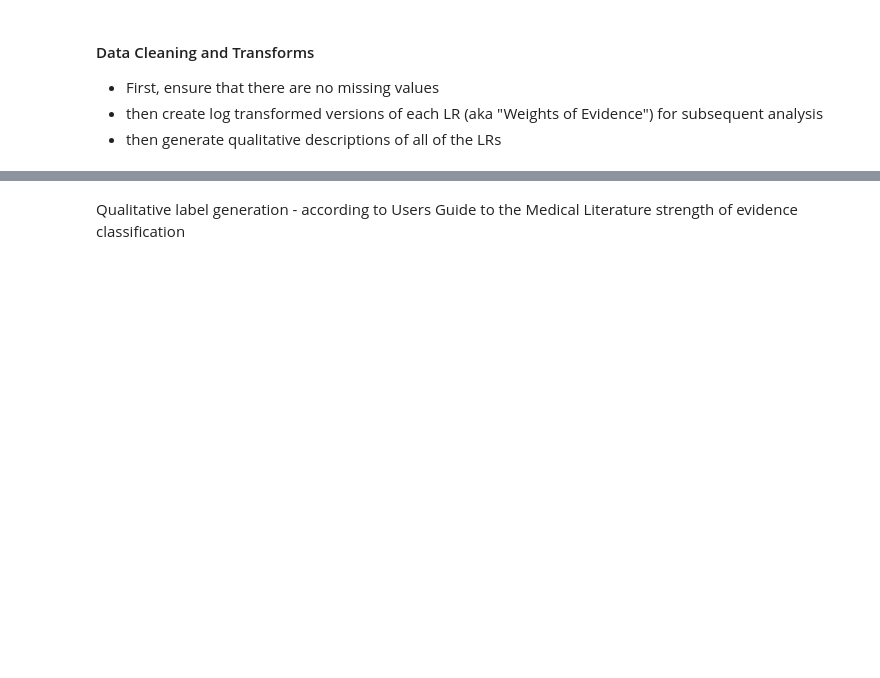
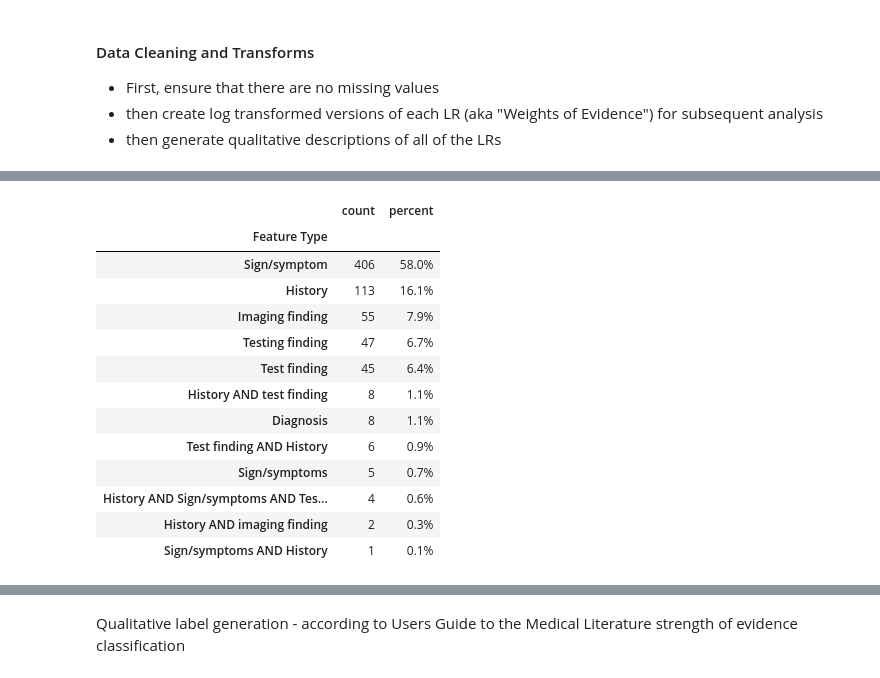
Before and after one commit to reblocke/llm_estimate_lrs, a Jupyter notebook: data_analysis.ipynb, the cells around one changed output, grey strips where cells are left out. Drawn from its saved outputs; the diff is of its cells as text; code cells hidden in the pictures; blank space fills up the shorter version.

```diff
--- a/data_analysis.ipynb
+++ b/data_analysis.ipynb
@@ -92,3 +92,86 @@ df["imaging"]       = ft.str.contains(r"imaging",    case=False, na=False).astyp
 df["history"]       = ft.str.contains(r"history",    case=False, na=False).astype(int)
 df["sign_symptom"]  = ft.str.contains(r"sign|symptom", case=False, na=False).astype(int)
 df["diagnosis"]     = ft.str.contains(r"diagnosis",  case=False, na=False).astype(int)
+# %%
+import numpy as np
+import pandas as pd
+
+def tabulate_feature_types(df: pd.DataFrame,
+                           feature_type_col: str | None = None
+                           ) -> tuple[pd.DataFrame, pd.DataFrame]:
+    """
+    Returns:
+      tbl_root : counts and % of rows for each value of the Feature Type column
+      tbl_sub  : counts and % of rows flagged in each indicator column
+                 (test_results, imaging, history, sign_symptom, diagnosis)
+    Notes:
+      • Percent denominators are total rows (len(df)).
+      • Subtype flags are not mutually exclusive; percents may sum >100%.
+    """
+    # --- pick the feature-type column robustly ---
+    if feature_type_col is None:
+        if "Feature Type" in df.columns:
+            feature_type_col = "Feature Type"
+        elif "Feature_Type" in df.columns:
+            feature_type_col = "Feature_Type"
+        else:
+            raise KeyError("Neither 'Feature Type' nor 'Feature_Type' found in df.")
+
+    N = len(df)
+
+    # ---------- Table 1: root Feature Type ----------
+    ft_series = df[feature_type_col].astype("string")
+    ft_series = ft_series.str.strip()
+    # label missing/empty as 'Missing'
+    ft_series = ft_series.where(ft_series.notna() & (ft_series != ""), other="Missing")
+
+    tbl_root = (
+        ft_series.value_counts(dropna=False)
+        .rename_axis("Feature Type")
+        .to_frame("count")
+        .assign(percent=lambda x: 100 * x["count"] / N)
+        .sort_values("count", ascending=False)
+    )
+
+    # ---------- Table 2: subtype indicators ----------
+    # Ensure the 5 indicator columns exist; if not, derive from text using your rules
+    ft = df[feature_type_col].fillna("").astype(str)
+    want = ["test_results", "imaging", "history", "sign_symptom", "diagnosis"]
+    out_df = df.copy()
+
+    if "test_results" not in out_df:
+        out_df["test_results"] = ft.str.contains(r"test", case=False, na=False).astype(int)
+    if "imaging" not in out_df:
+        out_df["imaging"] = ft.str.contains(r"imaging", case=False, na=False).astype(int)
+    if "history" not in out_df:
+        out_df["history"] = ft.str.contains(r"history", case=False, na=False).astype(int)
+    if "sign_symptom" not in out_df:
+        out_df["sign_symptom"] = ft.str.contains(r"\b(sign|symptom)\b", case=False, na=False).astype(int)
+    if "diagnosis" not in out_df:
+        out_df["diagnosis"] = ft.str.contains(r"diagnosis", case=False, na=False).astype(int)
+
+    counts = out_df[want].fillna(0).astype(int).sum(axis=0)
+    tbl_sub = (
+        counts.to_frame("count")
+        .assign(percent=lambda x: 100 * x["count"] / N)
+        .rename_axis("Data type")
+        .sort_values("count", ascending=False)
+    )
+
+    # Pretty formatting (percent with one decimal) for display convenience
+    def _format_percent_col(t: pd.DataFrame) -> pd.DataFrame:
+        t = t.copy()
+        t["percent"] = t["percent"].map(lambda v: f"{v:.1f}%")
+        return t
+
+    return _format_percent_col(tbl_root), _format_percent_col(tbl_sub)
+
+# ---- run and display ----
+tbl_root, tbl_sub = tabulate_feature_types(df)
+
+print("• Root Feature Type distribution")
+display(tbl_root)
+
+print("\n• Subtype indicator distribution (rows may be counted in multiple types)")
+display(tbl_sub)
+# %% [output]
@@ -94,0 +179,14 @@ df["diagnosis"]     = ft.str.contains(r"diagnosis",  case=False, na=False).astyp
+|  | count | percent |
+| Feature Type |  |  |
+| Sign/symptom | 406 | 58.0% |
+| History | 113 | 16.1% |
+| Imaging finding | 55 | 7.9% |
+| Testing finding | 47 | 6.7% |
+| Test finding | 45 | 6.4% |
+| History AND test finding | 8 | 1.1% |
+| Diagnosis | 8 | 1.1% |
+| Test finding AND History | 6 | 0.9% |
+| Sign/symptoms | 5 | 0.7% |
+| History AND Sign/symptoms AND Tes... | 4 | 0.6% |
+| History AND imaging finding | 2 | 0.3% |
+| Sign/symptoms AND History | 1 | 0.1% |
```
Also changed, not shown: parts of 11 cells of this notebook, 3 other files.
